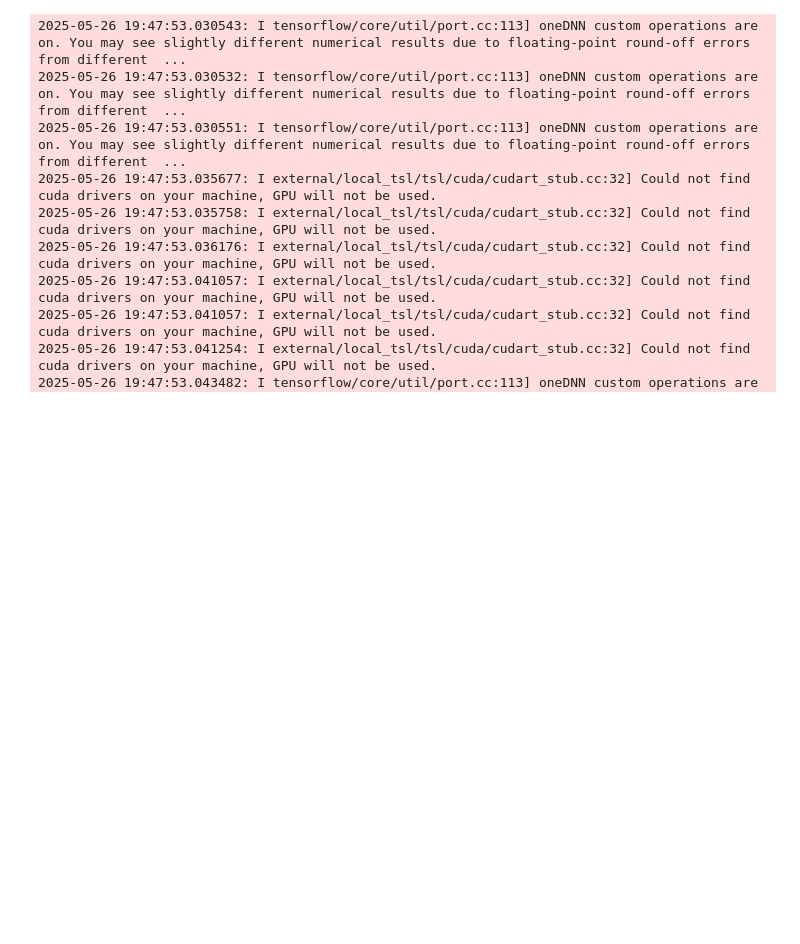
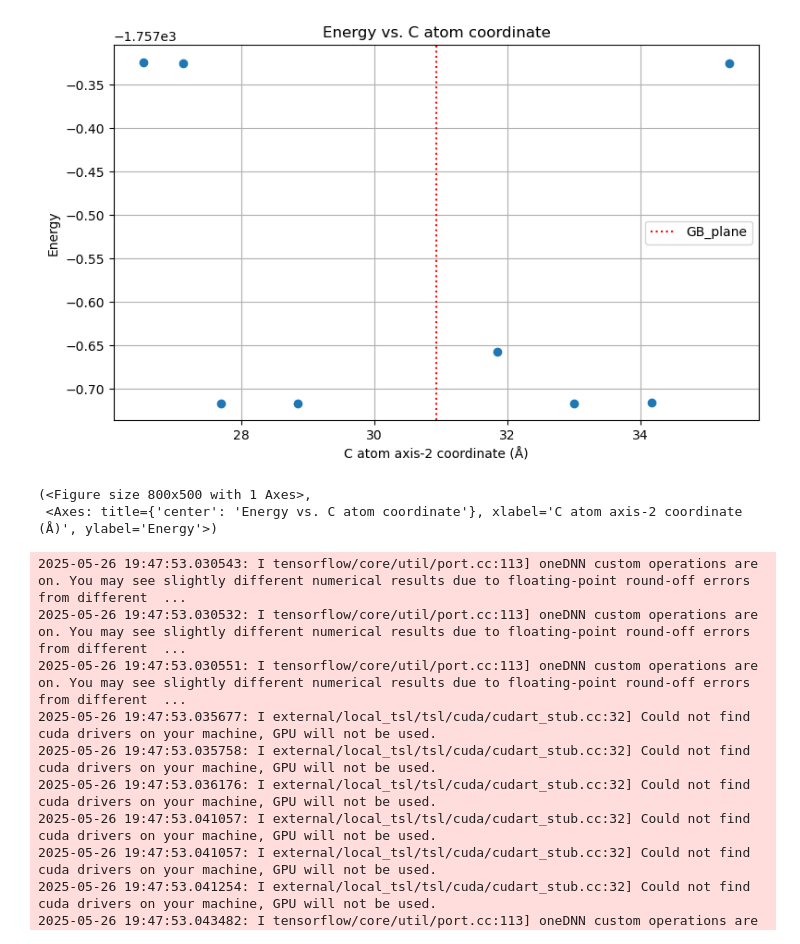
Before and after one commit to pyiron/pyiron_workflow_atomistics, a Jupyter notebook: notebooks/2025_05_26_GB_Opt_Example.ipynb, the cells around one changed output. Saved outputs shown, nothing was run; the diff lists cells and outputs as text; code cells hidden in the pictures; blank space fills up the shorter version.

```diff
--- a/notebooks/2025_05_26_GB_Opt_Example.ipynb
+++ b/notebooks/2025_05_26_GB_Opt_Example.ipynb
@@ -160,3 +258,78 @@ BFGS:   27 01:06:27     -293.098798        0.007997
+# %%
+import matplotlib.pyplot as plt
+
+def plot_energy_vs_element_coord(
+    df,
+    element,
+    output_file=None,
+    gb_plane=None,
+    axis=2
+):
+    """
+    Plot energy vs. atomic coordinate for a given element.
+
+    Parameters
+    ----------
+    df : pandas.DataFrame
+        DataFrame with columns 'atoms' (ASE Atoms) and 'results' (dict with 'energy').
+    element : str
+        Chemical symbol to select (e.g. 'C', 'Fe').
+    output_file : str or None
+        File path to save the figure. If None, the figure is not saved.
+    gb_plane : float or None
+        Coordinate value at which to draw a vertical reference line (Å).
+    axis : int
+        Index of the Cartesian axis to use for coordinates (0=x,1=y,2=z).
+
+    Returns
+    -------
+    fig, ax : matplotlib.figure.Figure, matplotlib.axes.Axes
+    """
+    coords = []
+    energies = []
+
+    for row in df.itertuples():
+        atoms = row.atoms
+        energy = row.results.get('energy')
+        syms = atoms.get_chemical_symbols()
+        pos = atoms.get_positions()
+
+        for i, sym in enumerate(syms):
+            if sym == element:
+                coords.append(pos[i][axis])
+                energies.append(energy)
+
+    fig, ax = plt.subplots(figsize=(8, 5))
+    ax.scatter(coords, energies, marker='o')
+    ax.set_xlabel(f'{element} atom axis-{axis} coordinate (Å)')
+    ax.set_ylabel('Energy')
+    ax.set_title(f'Energy vs. {element} atom coordinate')
+
+    if gb_plane is not None:
+        ax.axvline(
+            x=gb_plane,
+            linestyle=':',
+            color='r',
+            label='GB_plane'
+        )
+        ax.legend()
+
+    ax.grid(True)
+    plt.tight_layout()
+
+    if output_file:
+        fig.savefig(output_file, dpi=300)
+
+    plt.show()
+    return fig, ax
+plot_energy_vs_element_coord(df = wf.gb_seg_calcs.outputs.df.value,
+                             element  = "C",
+                             output_file="energy_vs_C_coord.png",
+                             gb_plane= wf.gb_plane_extractor.outputs.gb_plane_analysis_dict.value["gb_cart"] )
+# %% [output]
+[figure, added]
+(<Figure size 800x500 with 1 Axes>,
+ <Axes: title={'center': 'Energy vs. C atom coordinate'}, xlabel='C atom axis-2 coordinate (Å)', ylabel='Energy'>)
 # %%
 #LAMMPS executable.
 
```
Also changed, not shown: parts of 5 cells of this notebook, 13 other files.
